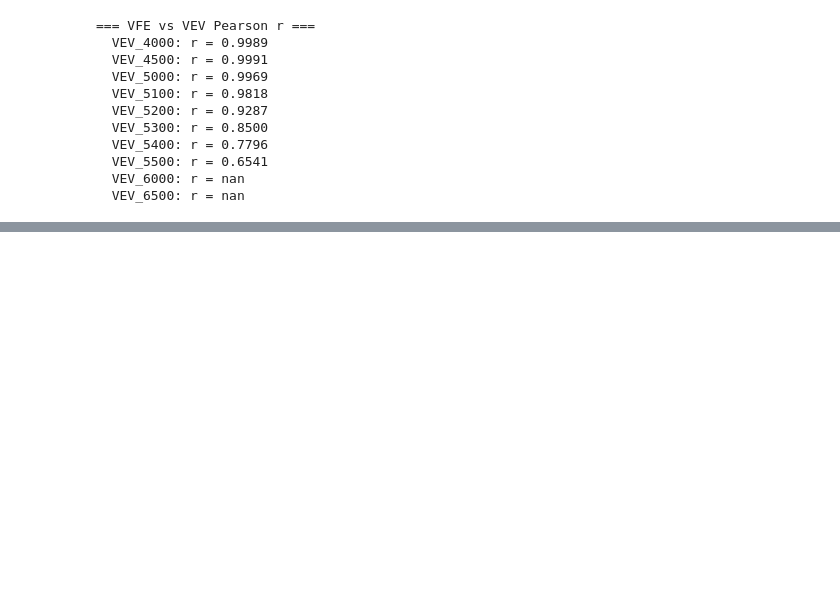
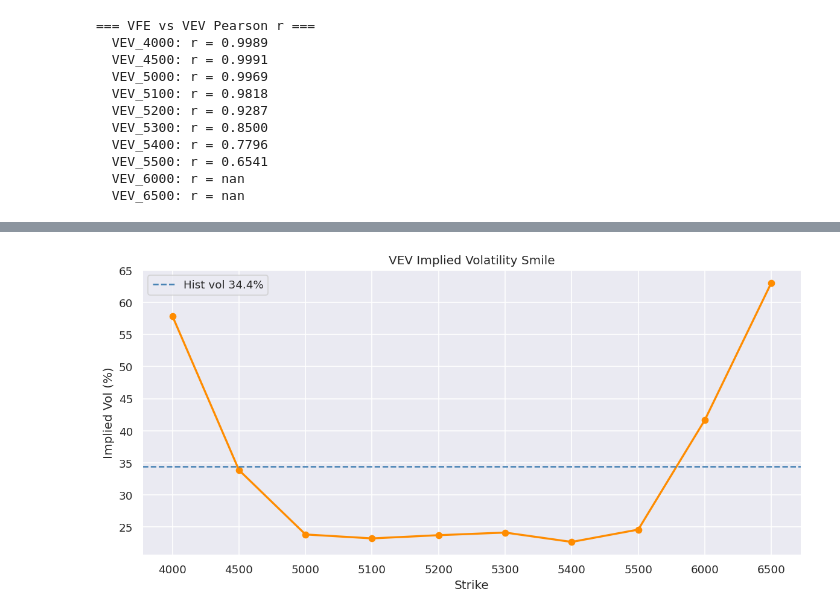
Before and after one commit to Prathama-1/Prosperity-4---Solo42, a Jupyter notebook: Round4_dataset_analysis.ipynb, the cells around one changed output, grey strips where cells are left out. Saved outputs shown, nothing was run; the diff lists cells and outputs as text; code cells hidden in the pictures; blank space fills up the shorter version.

```diff
--- a/Round4_dataset_analysis.ipynb
+++ b/Round4_dataset_analysis.ipynb
@@ -119,0 +179,15 @@ for K in VEV_STRIKES:
+# %%
+# ─── CELL 6: VEV Implied Vol Smile ────────────────────────────────────────
+ivs = []
+for K in VEV_STRIKES:
+    mkt = prices[prices["product"] == f"VEV_{K}"]["mid_price"].mean()
+    iv  = implied_vol(S_mean, K, T_yr, mkt)
+    ivs.append(iv * 100 if not np.isnan(iv) else np.nan)
+
+plt.figure(figsize=(10, 5))
+plt.plot([str(k) for k in VEV_STRIKES], ivs, "o-", color="darkorange", linewidth=2)
+plt.axhline(annual_vol * 100, color="steelblue", linestyle="--", label=f"Hist vol {annual_vol*100:.1f}%")
+plt.xlabel("Strike"); plt.ylabel("Implied Vol (%)"); plt.title("VEV Implied Volatility Smile")
+plt.legend(); plt.tight_layout(); plt.show()
+# %% [output]
+[figure, added]
```
Also changed, not shown: parts of 5 cells of this notebook.
